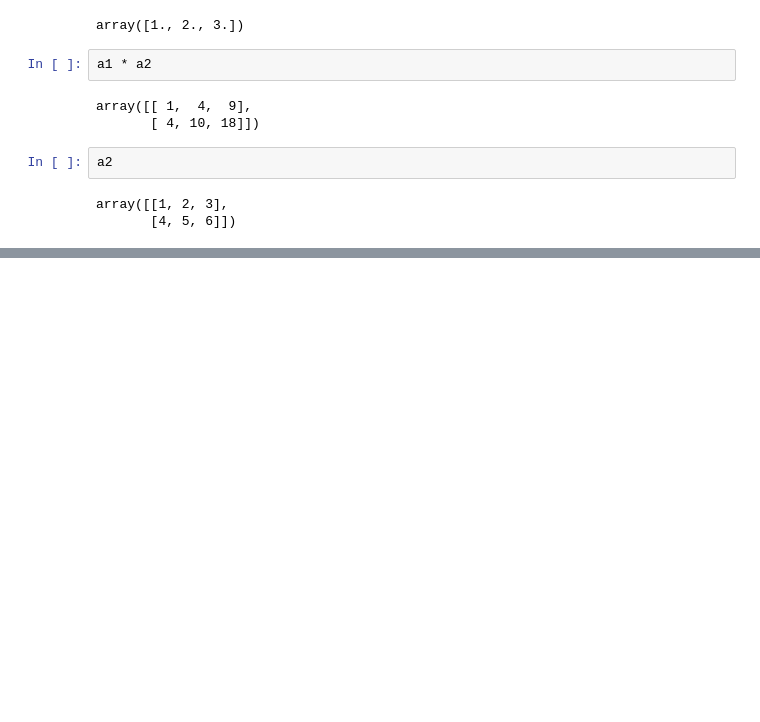
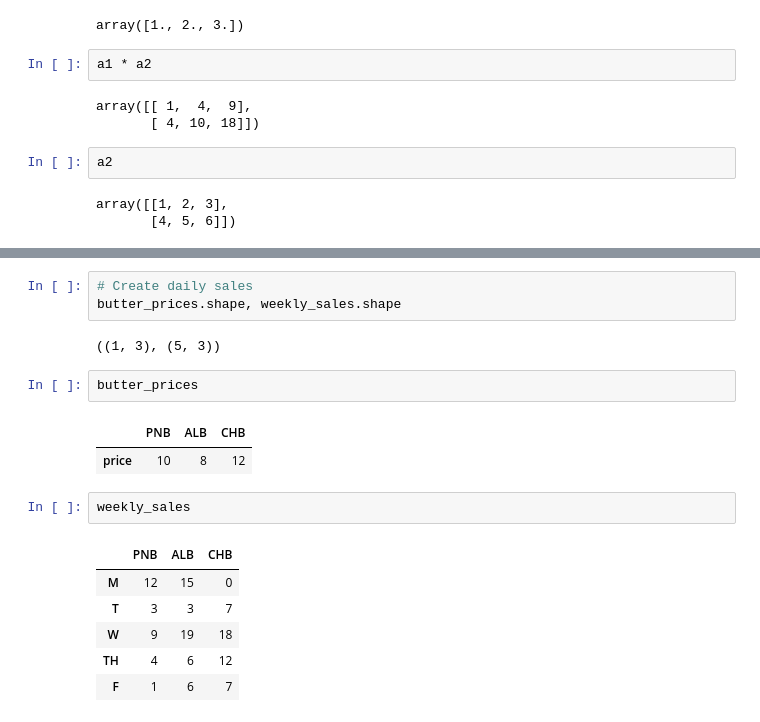
Before and after one commit to benchov/DataScience_MachineLearning_ZTM_Course, a Jupyter notebook: introduction-to-numpy.ipynb, the cells around one changed output, grey strips where cells are left out. Cells and saved outputs as stored; diff of their text form; blank space fills up the shorter version.

```diff
--- a/introduction-to-numpy.ipynb
+++ b/introduction-to-numpy.ipynb
@@ -546,0 +591,19 @@ array([[  0,   9,   9,   9,  45],
+# %%
+# Create daily sales
+butter_prices.shape, weekly_sales.shape
+# %% [output]
+((1, 3), (5, 3))
+# %%
+butter_prices
+# %% [output]
+|  | PNB | ALB | CHB |
+| price | 10 | 8 | 12 |
+# %%
+weekly_sales
+# %% [output]
+|  | PNB | ALB | CHB |
+| M | 12 | 15 | 0 |
+| T | 3 | 3 | 7 |
+| W | 9 | 19 | 18 |
+| TH | 4 | 6 | 12 |
+| F | 1 | 6 | 7 |
```
Also changed, not shown: parts of 112 cells of this notebook.
